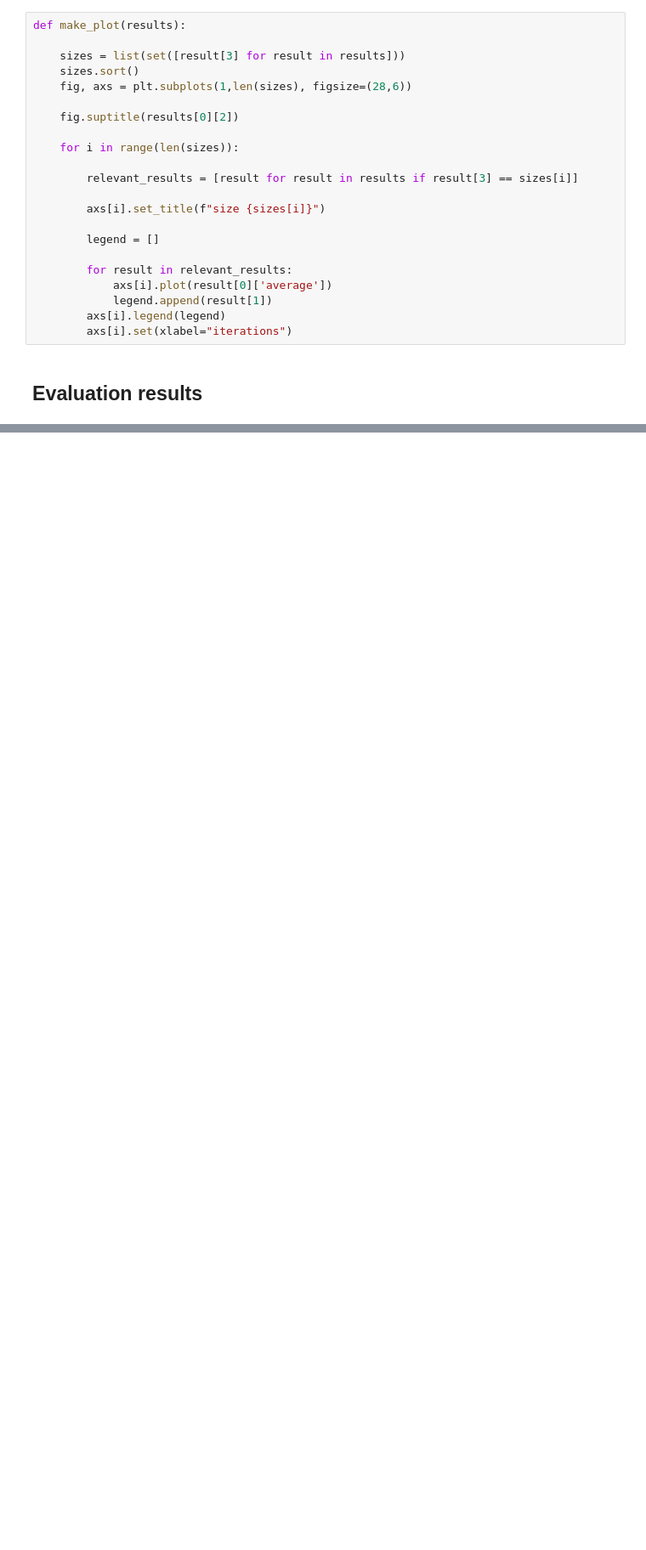
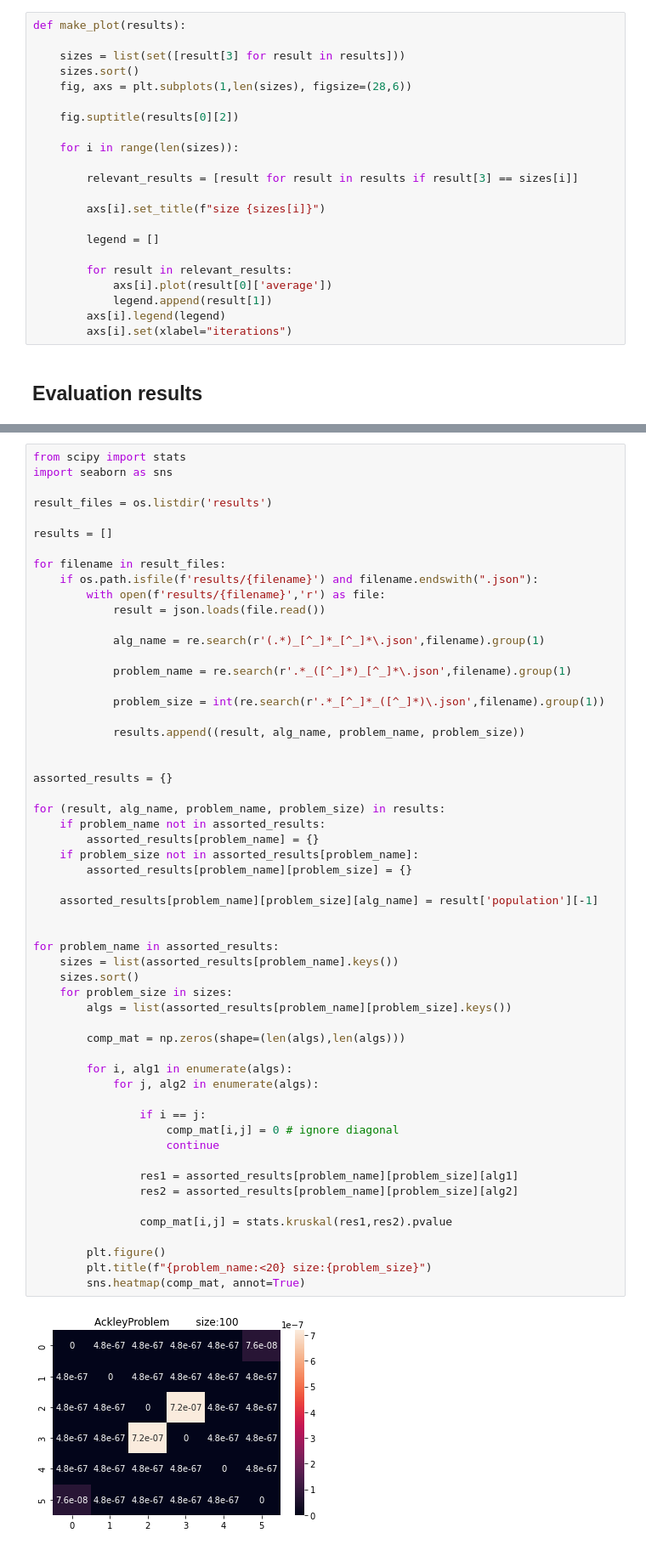
Before and after one commit to GloomyC/JmetalSocial, a Jupyter notebook: VisualiseResults.ipynb, the cells around one changed output, grey strips where cells are left out. Shown at 85% size. Drawn from its saved outputs; the diff is of its cells as text; blank space fills up the shorter version.

Commit message:
Added results of Kruskal paiwaise and full tests, no need for dunn tests

```diff
--- a/VisualiseResults.ipynb
+++ b/VisualiseResults.ipynb
@@ -62,0 +63,58 @@ for problem in problems:
+# %%
+from scipy import stats
+import seaborn as sns
+
+result_files = os.listdir('results')
+
+results = []
+
+for filename in result_files:
+    if os.path.isfile(f'results/{filename}') and filename.endswith(".json"):
+        with open(f'results/{filename}','r') as file:
+            result = json.loads(file.read())
+
+            alg_name = re.search(r'(.*)_[^_]*_[^_]*\.json',filename).group(1)
+
+            problem_name = re.search(r'.*_([^_]*)_[^_]*\.json',filename).group(1)
+
+            problem_size = int(re.search(r'.*_[^_]*_([^_]*)\.json',filename).group(1))
+
+            results.append((result, alg_name, problem_name, problem_size))
+
+
+assorted_results = {}
+
+for (result, alg_name, problem_name, problem_size) in results:
+    if problem_name not in assorted_results:
+        assorted_results[problem_name] = {}
+    if problem_size not in assorted_results[problem_name]:
+        assorted_results[problem_name][problem_size] = {}
+
+    assorted_results[problem_name][problem_size][alg_name] = result['population'][-1]
+
+
+for problem_name in assorted_results:
+    sizes = list(assorted_results[problem_name].keys())
+    sizes.sort()
+    for problem_size in sizes:
+        algs = list(assorted_results[problem_name][problem_size].keys())
+
+        comp_mat = np.zeros(shape=(len(algs),len(algs)))
+
+        for i, alg1 in enumerate(algs):
+            for j, alg2 in enumerate(algs):
+
+                if i == j:
+                    comp_mat[i,j] = 0 # ignore diagonal
+                    continue
+
+                res1 = assorted_results[problem_name][problem_size][alg1]
+                res2 = assorted_results[problem_name][problem_size][alg2]
+
+                comp_mat[i,j] = stats.kruskal(res1,res2).pvalue
+
+        plt.figure()
+        plt.title(f"{problem_name:<20} size:{problem_size}")
+        sns.heatmap(comp_mat, annot=True)
+# %% [output]
+[figure, added]
```
Also changed, not shown: parts of 3 cells of this notebook.
